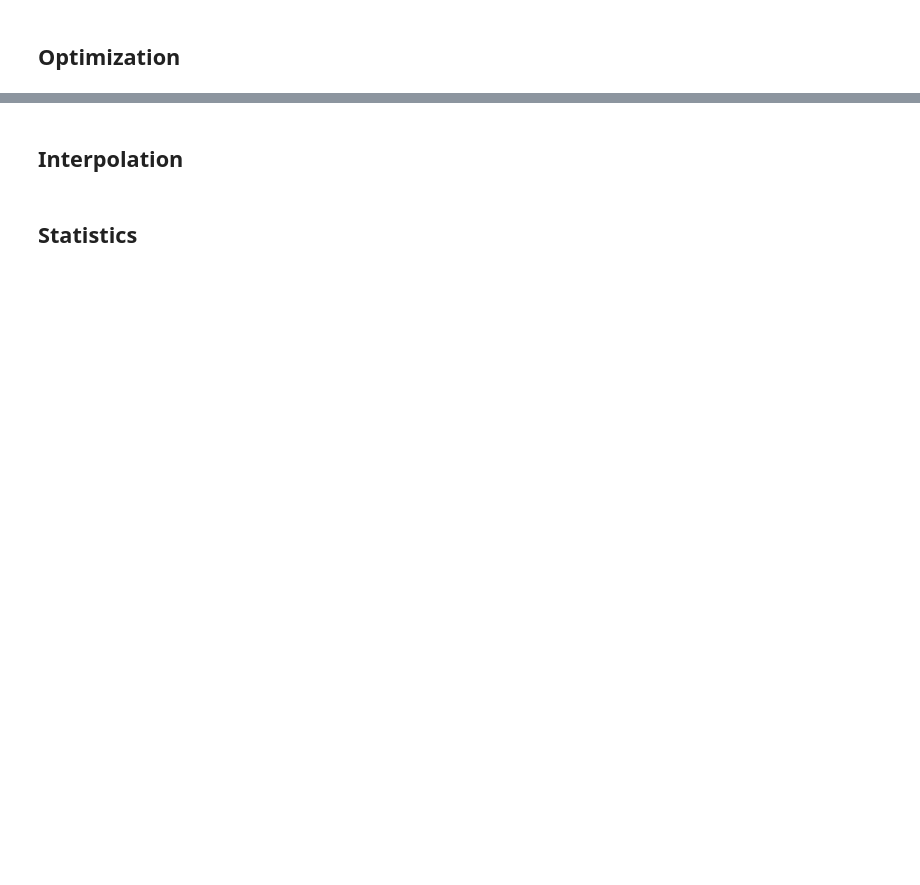
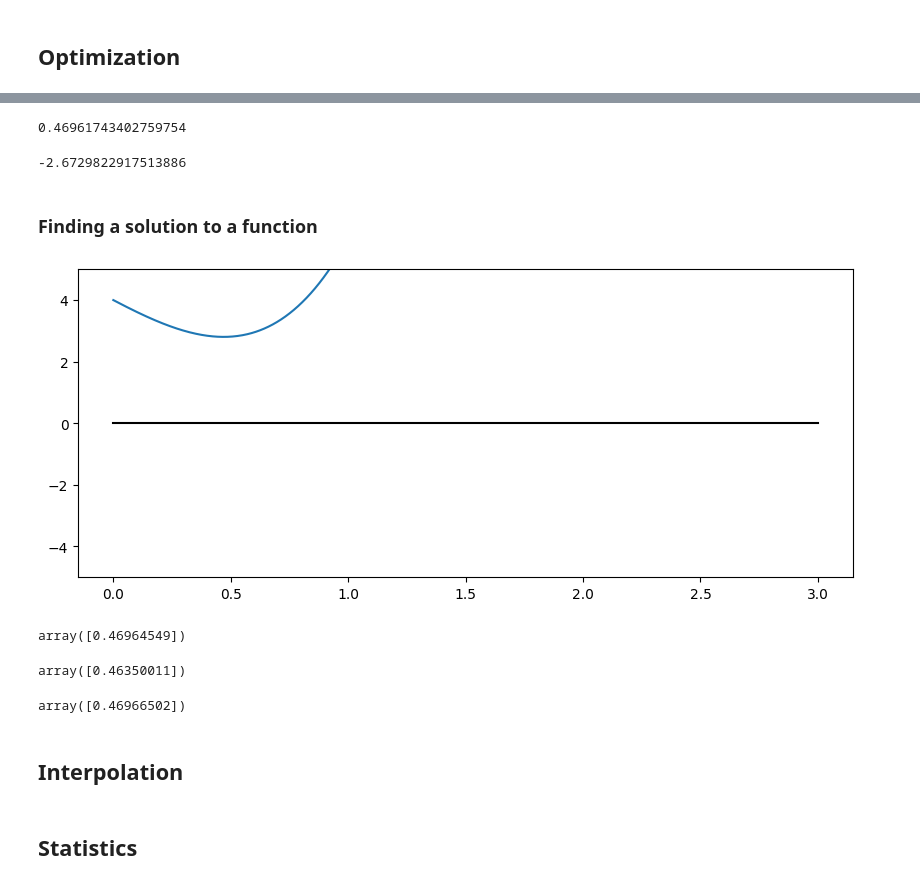
Before and after one commit to karaogluhh/PythonNotebooks, a Jupyter notebook: 003. Scipy.ipynb, the cells around one changed output, grey strips where cells are left out. Cells and saved outputs as stored; diff of their text form; code cells hidden in the pictures; blank space fills up the shorter version.

```diff
--- a/003. Scipy.ipynb
+++ b/003. Scipy.ipynb
@@ -148,2 +211,40 @@ norm(np.dot(A, X) - B)
+# %%
+optimize.brent(f)
+# %% [output]
+0.46961743402759754
+# %%
+optimize.fminbound(f, -4, 2)
+# %% [output]
+-2.6729822917513886
+# %% [markdown]
+### Finding a solution to a function
+# %%
+omega_c = 3.0
+def f(omega):
+    # a transcendental equation: resonance frequencies of a low-Q SQUID terminated microwave resonator
+    return tan(2*pi*omega) - omega_c/omega
+# %%
+fig, ax  = plt.subplots(figsize=(10,4))
+x = np.linspace(0, 3, 1000)
+y = f(x)
+mask = np.where(np.abs(y) > 50)
+x[mask] = y[mask] = np.NaN # get rid of vertical line when the function flip sign
+ax.plot(x, y)
+ax.plot([0, 3], [0, 0], 'k')
+ax.set_ylim(-5,5);
+# %% [output]
+[figure, added]
+# %%
+optimize.fsolve(f, 0.1)
+# %% [output]
+array([0.46964549])
+# %%
+optimize.fsolve(f, 0.6)
+# %% [output]
+array([0.46350011])
+# %%
+optimize.fsolve(f, 1.1)
+# %% [output]
+array([0.46966502])
 # %% [markdown]
 ## Interpolation
```
Also changed, not shown: parts of 17 cells of this notebook.
